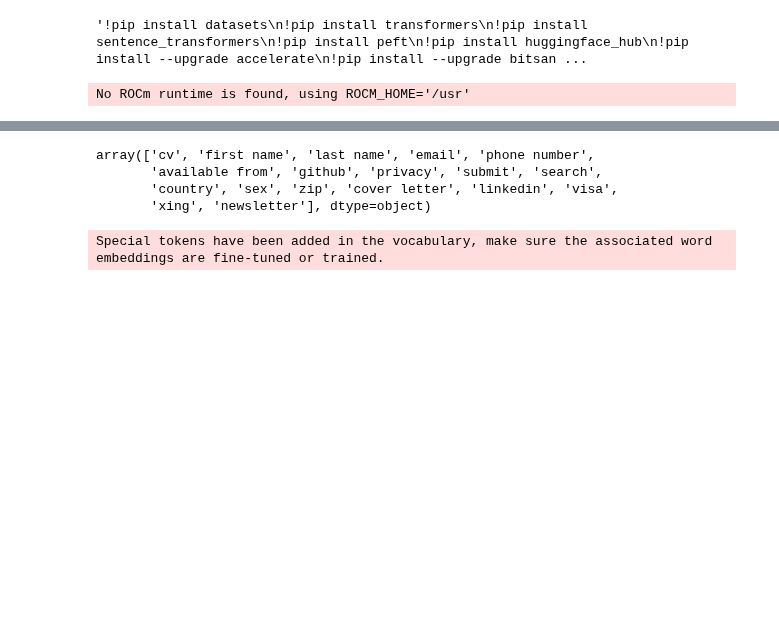
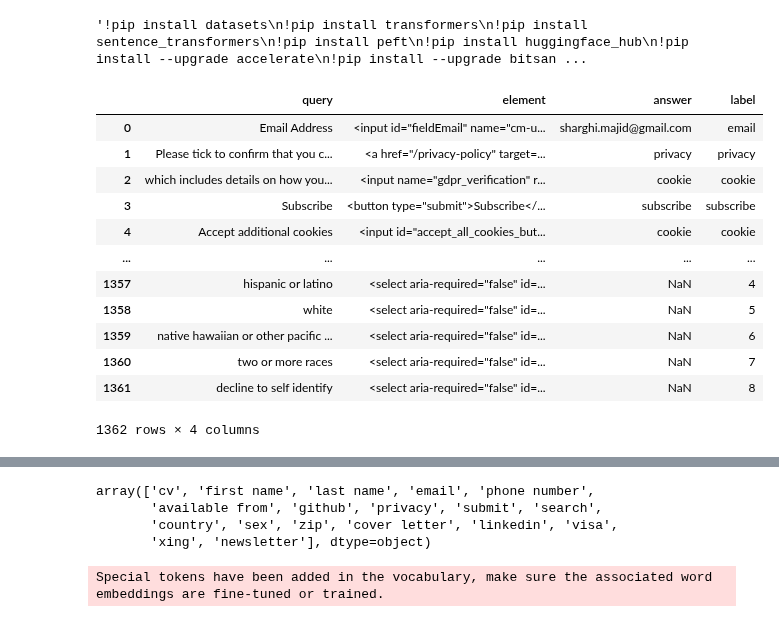
Before and after one commit to majidsh97/LLM, a Jupyter notebook: naiv_rag.ipynb, the cells around one changed output, grey strips where cells are left out. Drawn from its saved outputs; the diff is of its cells as text; code cells hidden in the pictures; blank space fills up the shorter version.

```diff
--- a/naiv_rag.ipynb
+++ b/naiv_rag.ipynb
@@ -41,8 +41,14 @@ cache_dir='/var/tmp/.cache/' #'/proj/ciptmp/ix05ogym/.cache/'
 output_dir = cache_dir+'outputs/'
 
 move_cache(cache_dir)
+
+def pd_full_screen():
+    pd.set_option('display.max_rows', None)
+    pd.set_option('display.max_columns', None)
+
+def pd_normal_screen():
+    pd.set_option('display.max_rows', 10)
+    pd.set_option('display.max_columns', 5)
-# %% [output]
-No ROCm runtime is found, using ROCM_HOME='/usr'
 # %%
 train_dataset_2 = pd.read_excel('query_element_5.xlsx',index_col=0)
 train_dataset_2 = train_dataset_2.dropna().drop_duplicates(['query','element','label']).reset_index(drop=True)
@@ -59,3 +65,23 @@ train_dataset_2.loc[c, "label"] = 'person title'
 #difference = pd.concat([b, a]).drop_duplicates(keep=False)
 #b.to_excel
 #print(set(b['label'].unique())-( person.keys() ))
+# %%
+select_data = pd.read_excel('select.xlsx',index_col=0)
+select_data  = select_data.rename({'utterance':'query'}, axis='columns')
+# %%
+train_dataset_2 = pd.concat([train_dataset_2,select_data]).reset_index(drop=True)
+train_dataset_2
+# %% [output]
+|  | query | element | answer | label |
+| 0 | Email Address | <input id="fieldEmail" name="cm-u... | sharghi.majid@gmail.com | email |
+| 1 | Please tick to confirm that you c... | <a href="/privacy-policy" target=... | privacy | privacy |
+| 2 | which includes details on how you... | <input name="gdpr_verification" r... | cookie | cookie |
+| 3 | Subscribe | <button type="submit">Subscribe</... | subscribe | subscribe |
+| 4 | Accept additional cookies | <input id="accept_all_cookies_but... | cookie | cookie |
+| ... | ... | ... | ... | ... |
+| 1357 | hispanic or latino | <select aria-required="false" id=... | NaN | 4 |
+| 1358 | white | <select aria-required="false" id=... | NaN | 5 |
+| 1359 | native hawaiian or other pacific ... | <select aria-required="false" id=... | NaN | 6 |
+| 1360 | two or more races | <select aria-required="false" id=... | NaN | 7 |
+| 1361 | decline to self identify | <select aria-required="false" id=... | NaN | 8 |
+1362 rows × 4 columns
```
Also changed, not shown: parts of 6 cells of this notebook, 12 other files.
